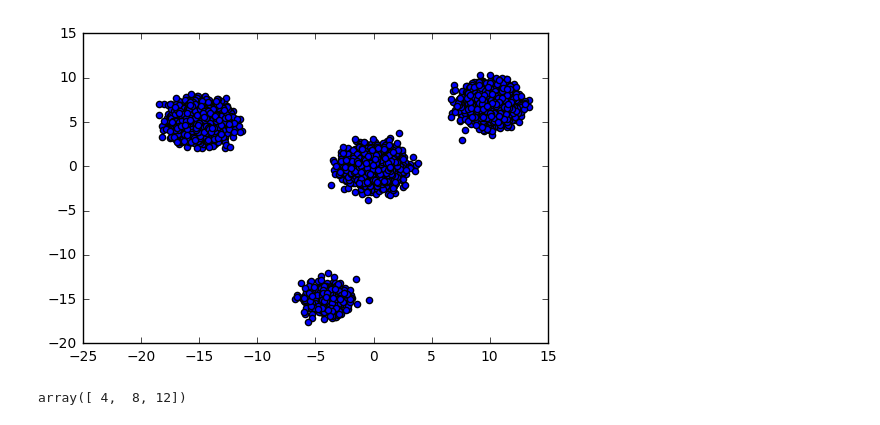
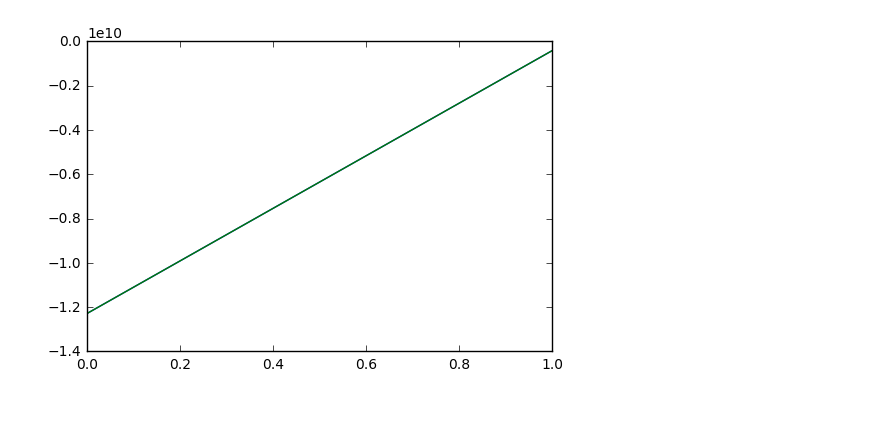
Before and after one commit to alexskates/tensorflow-hidden-markov-model, a Jupyter notebook: Test.ipynb, the cells around one changed output. Saved outputs shown, nothing was run; the diff lists cells and outputs as text; code cells hidden in the pictures.

```diff
--- a/Test.ipynb
+++ b/Test.ipynb
@@ -9,7 +7,7 @@ import math
 # %%
 N = 10000
 D = 2
-K = 4
+K = 3
 
 class HMM:
     def __init__(self):
@@ -29,15 +27,14 @@ class HMM:
         return states
 
 hmm = HMM()
-hmm.pi = np.array([0.25, 0.25, 0.25, 0.25])
+hmm.pi = np.array([0.3, 0.3, 0.4])
 hmm.t = np.array([
-    [0.97, 0.03, 0.0, 0.0],
-    [0.00, 0.97, 0.03, 0.],
-    [0.0, 0.0, 0.97, 0.3],
-    [0.3, 0.0, 0.0, 0.97]])
+    [0.97, 0.03, 0.0],
+    [0.00, 0.97, 0.03],
+    [0.03, 0.0, 0.97]])
 state_seq = hmm.simulate(N)
 
-mu = np.array([[0., 0.],[-15., 5],[10., 7],[-4., -15]])
+mu = np.array([[-30., -30.],[-15., 12],[10., 7]])
 distributions = []
 for i in range(K):
     distributions.append(np.random.multivariate_normal(mu[i], np.eye(D), N).T)
@@ -46,19 +43,15 @@ data = np.zeros([N, D])
 for n, s in enumerate(state_seq):
     data[n]  = distributions[s][:, n]
 
-# Initial and transition matrix prior
-A_0 = np.ones(K*K).reshape((K,K))
-pi_0 = np.ones(K)
-
-# Emission prior
 mu_0 = np.zeros(D)
-sigma_0 = np.eye(D)
+sigma_0 = 0.75*np.cov(data.T)
 kappa_0 = 0.01
 nu_0 = 4
 
-prior_emissions = []
-for i in range(K):
-    prior_emissions.append(Gaussian(mu_0=mu_0, sigma_0=sigma_0, kappa_0=kappa_0,
-                                    nu_0=nu_0))
+prior_emit = [Gaussian(mu_0=mu_0, sigma_0=sigma_0, kappa_0=kappa_0,
+                           nu_0=nu_0) for _ in range(K)]
+prior_emit = np.array(prior_emit)
+prior_tran = np.ones(K*K).reshape((K,K))
+prior_init = np.ones(K)
+
+hmm = VB_HMM(data, prior_init, prior_tran, prior_emit)
-# %%
-hmm = VB_HMM(data, pi_0, A_0, prior_emissions, max_iter=100)
@@ -101,0 +58,2 @@ Current lb: -750572902.0606521 Previous lb: -750276724.2221448
+# %%
+converged, lb = hmm.infer()
@@ -155,5 +75,5 @@ array([[  3.43446504e-268,   1.00000000e+000,   3.43446504e-268,
 # %%
-plt.scatter(data[:,0], data[:,1])
+plt.plot(lb)
 plt.show()
 # %% [output]
-[figure, old version]
+[figure, new version]
@@ -163,4 +79,0 @@ b = np.array([1,1,1,1])
-# %%
-np.sum(a + b, axis=1
-# %% [output]
-array([ 4,  8, 12])
```
Also changed, not shown: parts of 10 cells of this notebook, 2 other files.
